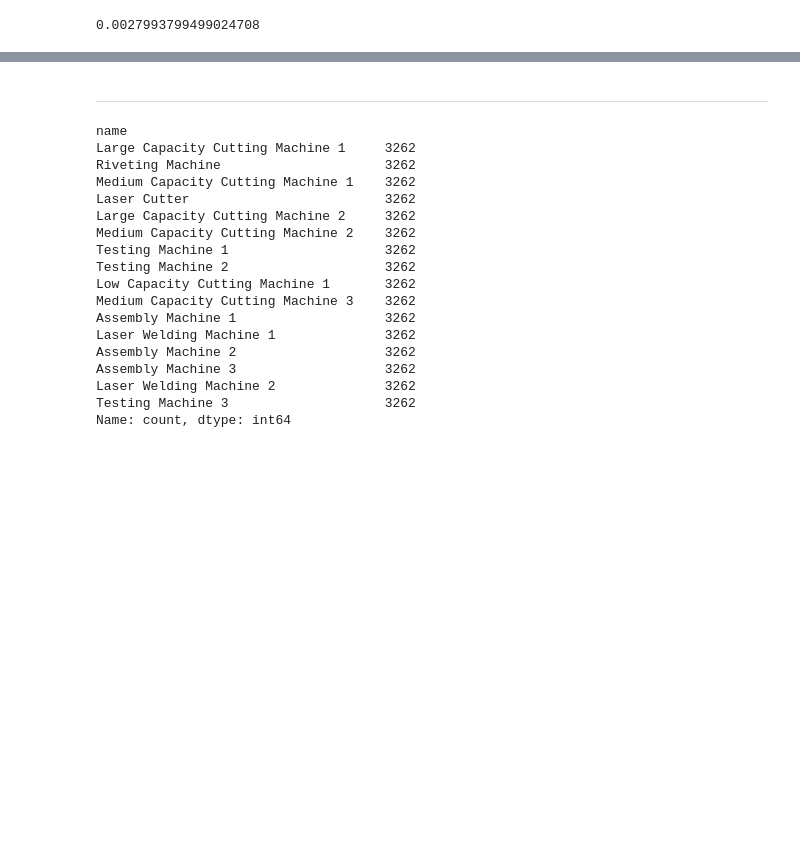
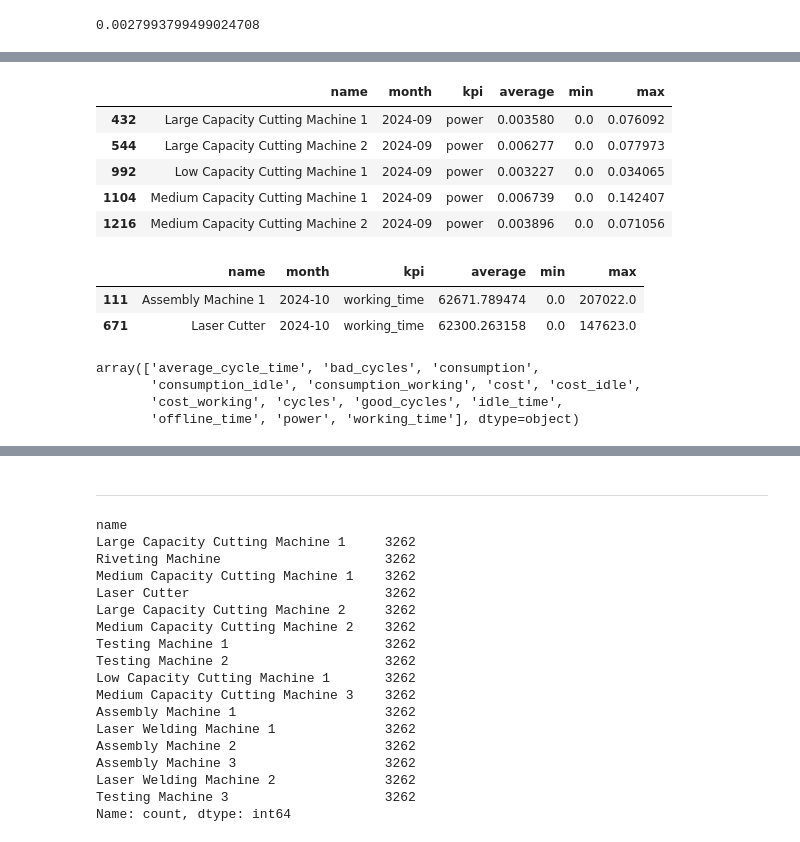
Before and after one commit to sa-team-d/rag, a Jupyter notebook: data.ipynb, the cells around one changed output, grey strips where cells are left out. Drawn from its saved outputs; the diff is of its cells as text; code cells hidden in the pictures; blank space fills up the shorter version.

```diff
--- a/data.ipynb
+++ b/data.ipynb
@@ -217,0 +276,24 @@ ok!😊👍
+# %%
+# lets see which machines had KPI `power` exceeding threshold 0.003 in September
+monthly_summary_df[(monthly_summary_df['month'] == '2024-09') & (monthly_summary_df['kpi'] == 'power') & (monthly_summary_df['average'] > 0.003)]
+# %% [output]
+|  | name | month | kpi | average | min | max |
+| 432 | Large Capacity Cutting Machine 1 | 2024-09 | power | 0.003580 | 0.0 | 0.076092 |
+| 544 | Large Capacity Cutting Machine 2 | 2024-09 | power | 0.006277 | 0.0 | 0.077973 |
+| 992 | Low Capacity Cutting Machine 1 | 2024-09 | power | 0.003227 | 0.0 | 0.034065 |
+| 1104 | Medium Capacity Cutting Machine 1 | 2024-09 | power | 0.006739 | 0.0 | 0.142407 |
+| 1216 | Medium Capacity Cutting Machine 2 | 2024-09 | power | 0.003896 | 0.0 | 0.071056 |
+# %%
+# List machines where the avg working_time was above 50000 and in which month and with which avg working_time
+monthly_summary_df[(monthly_summary_df['kpi'] == 'working_time') & (monthly_summary_df['average'] > 50000)]
+# %% [output]
+|  | name | month | kpi | average | min | max |
+| 111 | Assembly Machine 1 | 2024-10 | working_time | 62671.789474 | 0.0 | 207022.0 |
+| 671 | Laser Cutter | 2024-10 | working_time | 62300.263158 | 0.0 | 147623.0 |
+# %%
+monthly_summary_df.kpi.unique()
+# %% [output]
+array(['average_cycle_time', 'bad_cycles', 'consumption',
+       'consumption_idle', 'consumption_working', 'cost', 'cost_idle',
+       'cost_working', 'cycles', 'good_cycles', 'idle_time',
+       'offline_time', 'power', 'working_time'], dtype=object)
```
Also changed, not shown: parts of 10 cells of this notebook, 1 other file.
